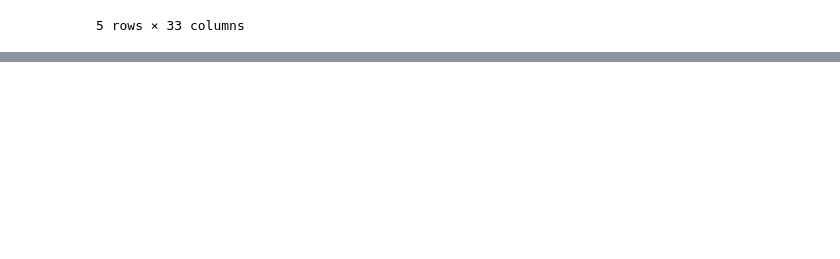
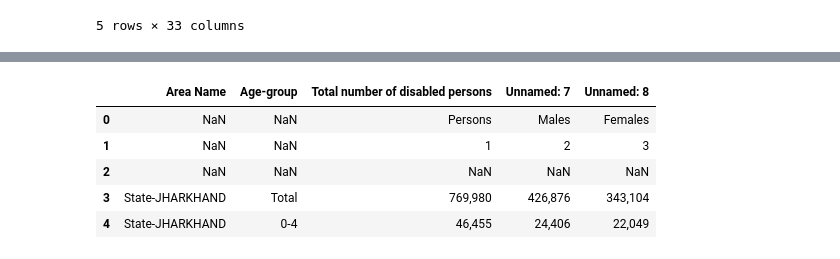
Before and after one commit to abhi-ram-M/jharkand-nuclear-radiation, a Jupyter notebook: project1.ipynb, the cells around one changed output, grey strips where cells are left out. Saved outputs shown, nothing was run; the diff lists cells and outputs as text; code cells hidden in the pictures; blank space fills up the shorter version.

```diff
--- a/project1.ipynb
+++ b/project1.ipynb
@@ -17,0 +43,11 @@ di_df.head()
+# %%
+total_dis_df = pd.concat([adi_df,tot_di_df],axis = 1)
+mental_ill_df = pd.concat([adi_df,mental_di_df,mental1_di_df],axis = 1)
+total_dis_df.head()
+# %% [output]
+|  | Area Name | Age-group | Total number of disabled persons | Unnamed: 7 | Unnamed: 8 |
+| 0 | NaN | NaN | Persons | Males | Females |
+| 1 | NaN | NaN | 1 | 2 | 3 |
+| 2 | NaN | NaN | NaN | NaN | NaN |
+| 3 | State-JHARKHAND | Total | 769,980 | 426,876 | 343,104 |
+| 4 | State-JHARKHAND | 0-4 | 46,455 | 24,406 | 22,049 |
```
Also changed, not shown: parts of 10 cells of this notebook.
